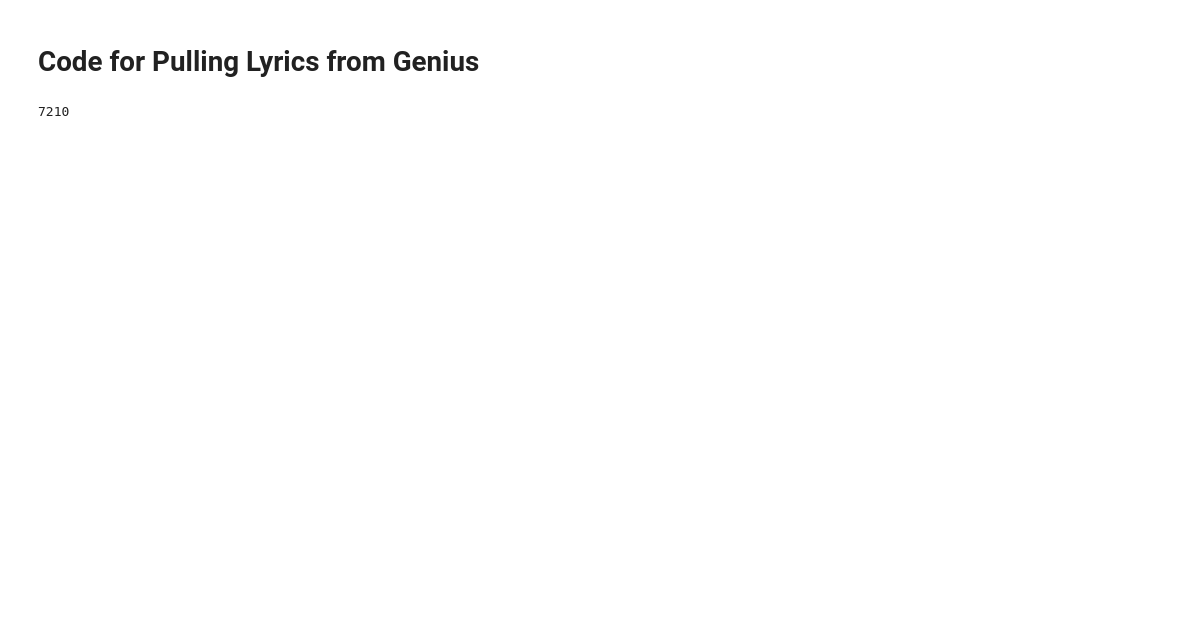
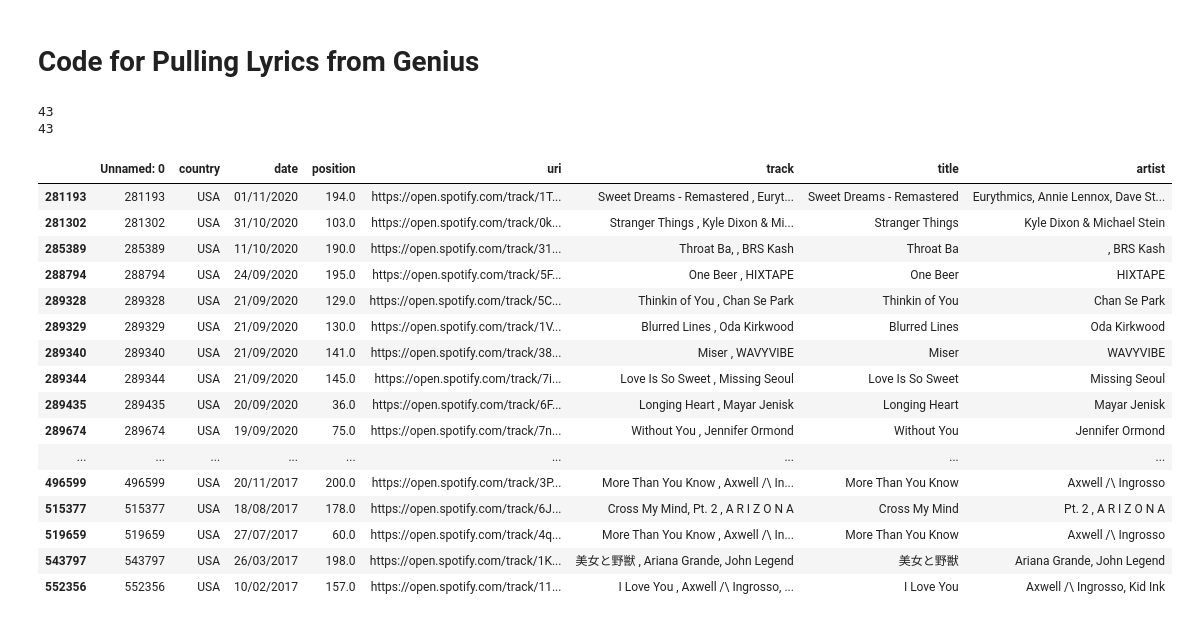
Before and after one commit to M-Sender/CS-Capstone, a Jupyter notebook: code/lyricGrabber.ipynb, the cells around one changed output. Saved outputs shown, nothing was run; the diff lists cells and outputs as text; code cells hidden in the pictures; blank space fills up the shorter version.

Commit message:
lyric debug and finish, nlp skeleton pre-test

```diff
--- a/code/lyricGrabber.ipynb
+++ b/code/lyricGrabber.ipynb
@@ -19,8 +19,36 @@ genius.remove_section_headers = True
 # %%
 #final_df = pd.read_csv("../datasets/Final database.csv")
 full_df = pd.read_csv("../datasets/Database to calculate popularity.csv")
-# %%
-holder_df = full_df[full_df['country']=='USA']
-len(holder_df['uri'].unique())
-# %% [output]
-7210
+# %%
+lyric_df = pd.read_sql_query("SELECT * FROM lyrics", conn)
+# %%
+holder_df = full_df[full_df['country']=='USA']
+#remove nan and remove uri that are already in lyric_df
+holder_df = holder_df[~holder_df['uri'].isin(lyric_df['uri'])]
+#remove nan in holder_df
+holder_df = holder_df.dropna()
+#remove duplicate uri in holder_df
+holder_df = holder_df.drop_duplicates(subset='uri')
+print(len(holder_df['uri'].unique()))
+print(len(holder_df))
+holder_df
+# %% [output]
+43
+43
+|  | Unnamed: 0 | country | date | position | uri | track | title | artist |
+| 281193 | 281193 | USA | 01/11/2020 | 194.0 | https://open.spotify.com/track/1T... | Sweet Dreams - Remastered , Euryt... | Sweet Dreams - Remastered | Eurythmics, Annie Lennox, Dave St... |
+| 281302 | 281302 | USA | 31/10/2020 | 103.0 | https://open.spotify.com/track/0k... | Stranger Things , Kyle Dixon & Mi... | Stranger Things | Kyle Dixon & Michael Stein |
+| 285389 | 285389 | USA | 11/10/2020 | 190.0 | https://open.spotify.com/track/31... | Throat Ba, , BRS Kash | Throat Ba | , BRS Kash |
+| 288794 | 288794 | USA | 24/09/2020 | 195.0 | https://open.spotify.com/track/5F... | One Beer , HIXTAPE | One Beer | HIXTAPE |
+| 289328 | 289328 | USA | 21/09/2020 | 129.0 | https://open.spotify.com/track/5C... | Thinkin of You , Chan Se Park | Thinkin of You | Chan Se Park |
+| 289329 | 289329 | USA | 21/09/2020 | 130.0 | https://open.spotify.com/track/1V... | Blurred Lines , Oda Kirkwood | Blurred Lines | Oda Kirkwood |
+| 289340 | 289340 | USA | 21/09/2020 | 141.0 | https://open.spotify.com/track/38... | Miser , WAVYVIBE | Miser | WAVYVIBE |
+| 289344 | 289344 | USA | 21/09/2020 | 145.0 | https://open.spotify.com/track/7i... | Love Is So Sweet , Missing Seoul | Love Is So Sweet | Missing Seoul |
+| 289435 | 289435 | USA | 20/09/2020 | 36.0 | https://open.spotify.com/track/6F... | Longing Heart , Mayar Jenisk | Longing Heart | Mayar Jenisk |
+| 289674 | 289674 | USA | 19/09/2020 | 75.0 | https://open.spotify.com/track/7n... | Without You , Jennifer Ormond | Without You | Jennifer Ormond |
+| ... | ... | ... | ... | ... | ... | ... | ... | ... |
+| 496599 | 496599 | USA | 20/11/2017 | 200.0 | https://open.spotify.com/track/3P... | More Than You Know , Axwell /\ In... | More Than You Know | Axwell /\ Ingrosso |
+| 515377 | 515377 | USA | 18/08/2017 | 178.0 | https://open.spotify.com/track/6J... | Cross My Mind, Pt. 2 , A R I Z O N A | Cross My Mind | Pt. 2 , A R I Z O N A |
+| 519659 | 519659 | USA | 27/07/2017 | 60.0 | https://open.spotify.com/track/4q... | More Than You Know , Axwell /\ In... | More Than You Know | Axwell /\ Ingrosso |
+| 543797 | 543797 | USA | 26/03/2017 | 198.0 | https://open.spotify.com/track/1K... | 美女と野獣 , Ariana Grande, John Legend | 美女と野獣 | Ariana Grande, John Legend |
+| 552356 | 552356 | USA | 10/02/2017 | 157.0 | https://open.spotify.com/track/11... | I Love You , Axwell /\ Ingrosso, ... | I Love You | Axwell /\ Ingrosso, Kid Ink |
```
Also changed, not shown: parts of 4 cells of this notebook, 2 other files.
